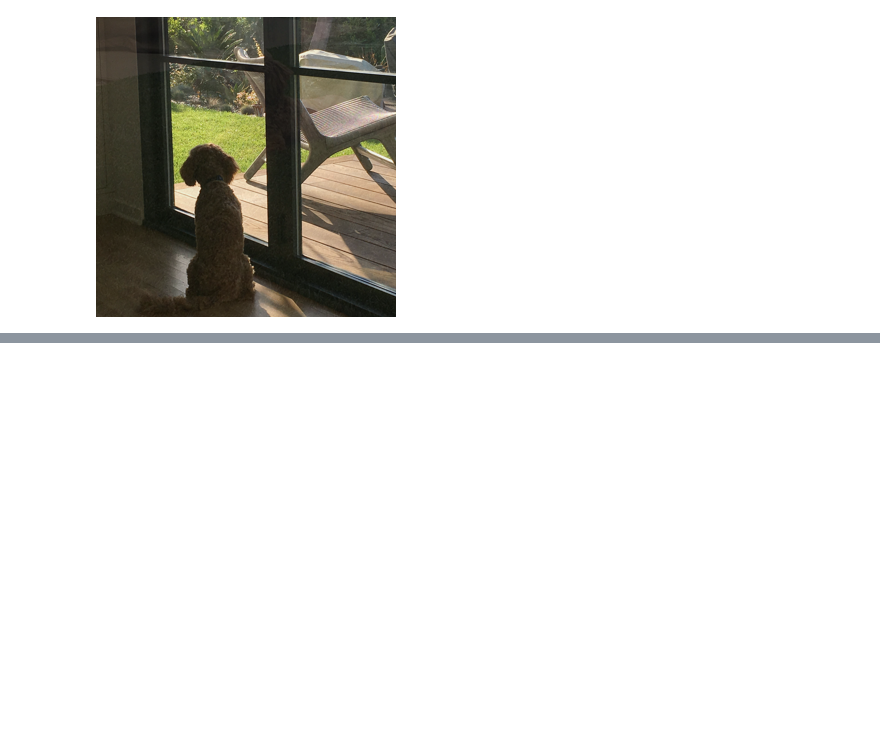
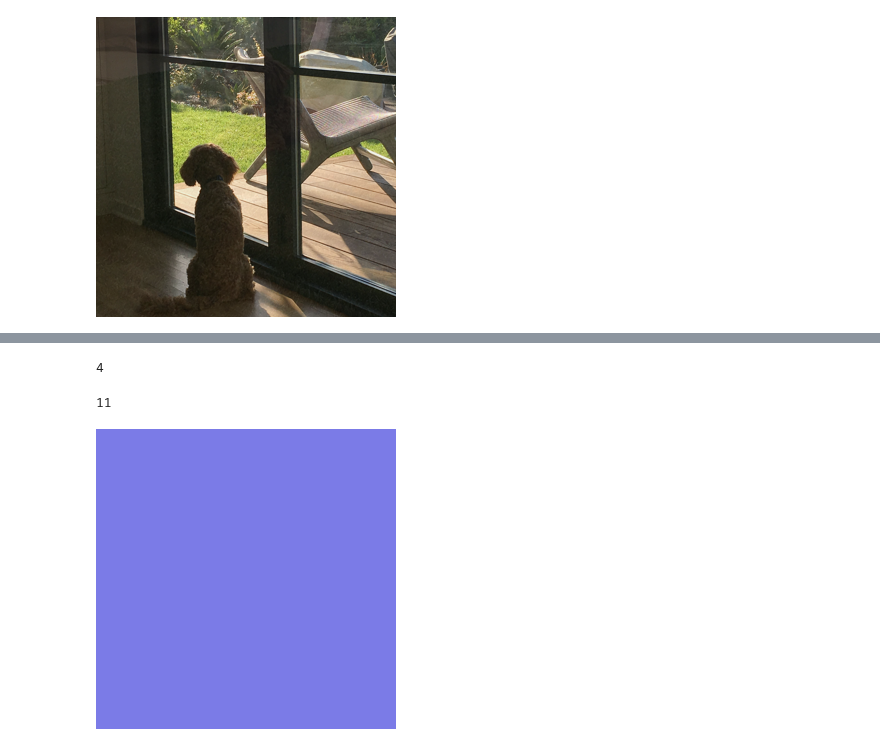
Before and after one commit to dereckdamphouse/Math-for-Programmers, a Jupyter notebook: Chapter 06/exercises_6.ipynb, the cells around one changed output, grey strips where cells are left out. Cells and saved outputs as stored; diff of their text form; code cells hidden in the pictures; blank space fills up the shorter version.

```diff
--- a/Chapter 06/exercises_6.ipynb
+++ b/Chapter 06/exercises_6.ipynb
@@ -553,7 +553,7 @@ def approx_equal_image(i1,i2):
         for c1,c2 in zip(p1,p2)
     )
 # %%
-for i in range(0, 100):
-    a, b = random_scalar(), random_scalar()
-    u, v, w = random_image300_by_300(), random_image300_by_300(), random_image300_by_300()
-    test(approx_equal_image, a, b, u, v, w, ImageVector.zero())
+#for i in range(0, 100):
+#    a, b = random_scalar(), random_scalar()
+#    u, v, w = random_image300_by_300(), random_image300_by_300(), random_image300_by_300()
+#    test(approx_equal_image, a, b, u, v, w, ImageVector.zero())
@@ -559,0 +568,4 @@ for i in range(0, 100):
+# %%
+LinearFunction(2,0)(2)
+# %% [output]
+4
@@ -559,0 +587,4 @@ for i in range(0, 100):
+# %%
+QuadraticFunction(1,2,3)(2)
+# %% [output]
+11
@@ -559,0 +605,7 @@ for i in range(0, 100):
+# %%
+def solid_color(r,g,b):
+    return ImageVector([(r,g,b) for _ in range(0,300*300)])
+# %%
+solid_color(123,123,231)
+# %% [output]
+[figure, added]
```
Also changed, not shown: parts of 10 cells of this notebook.
